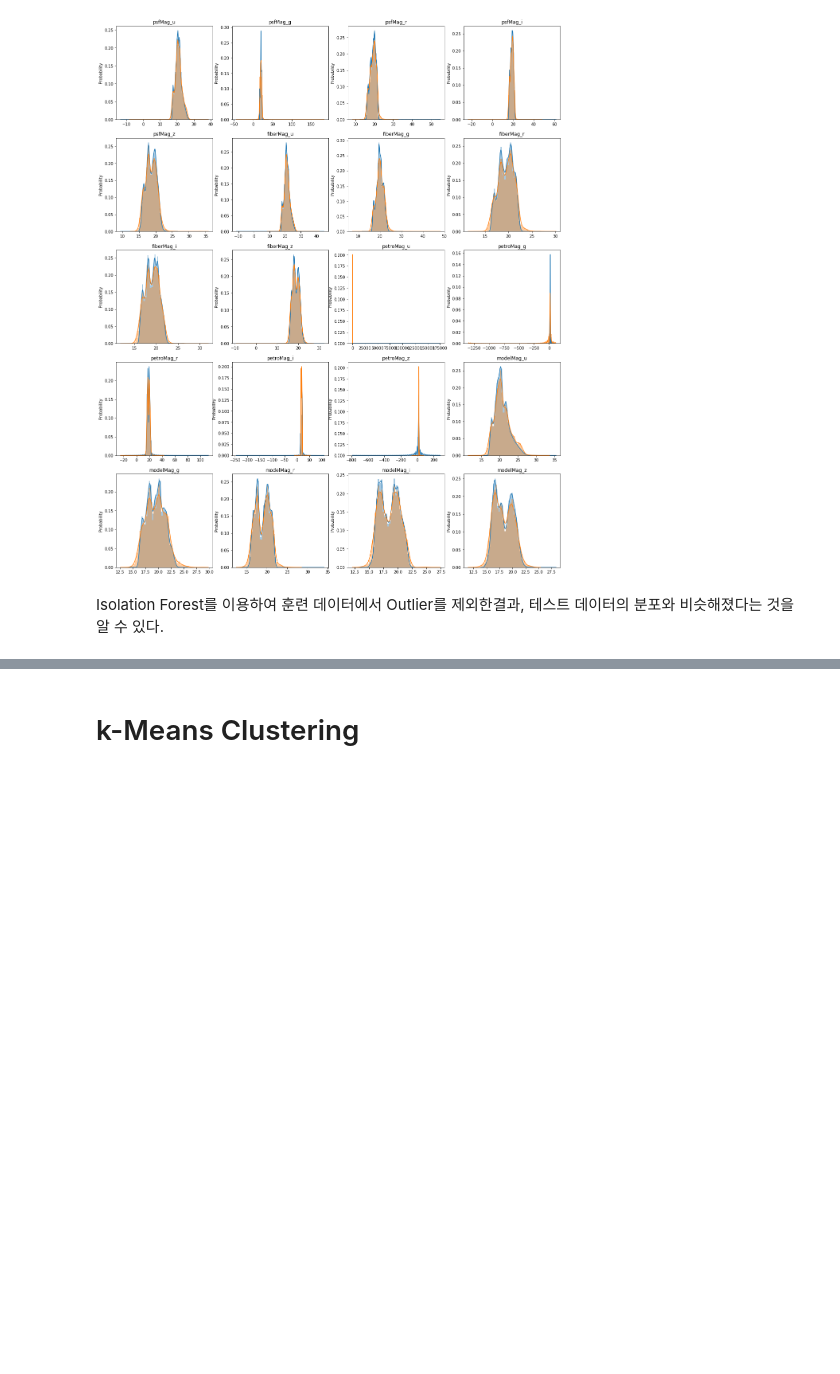
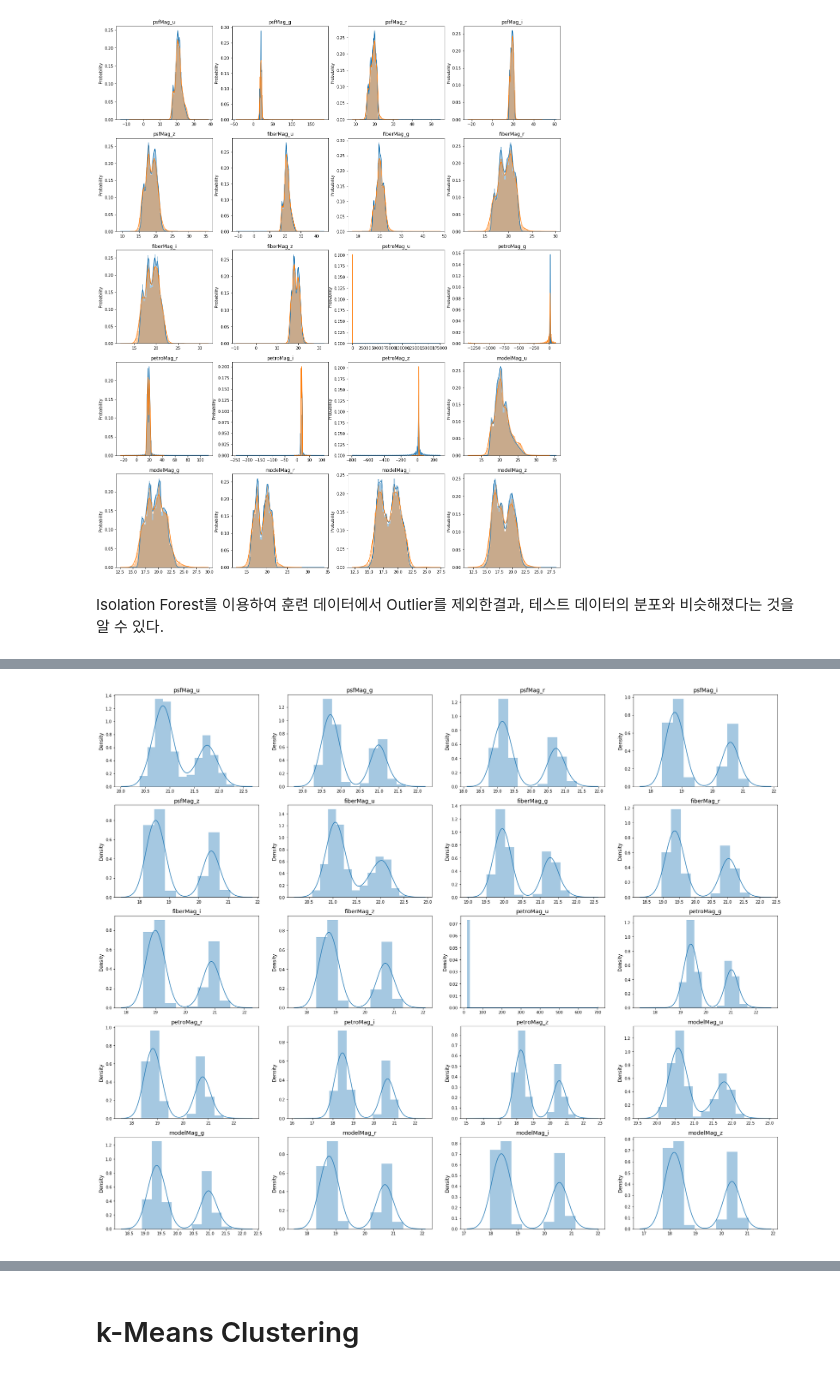
Before and after one commit to SSANGMAN/Celestial-Type-Classification, a Jupyter notebook: ipynb/Outlier Detection.ipynb, the cells around one changed output, grey strips where cells are left out. Cells and saved outputs as stored; diff of their text form; code cells hidden in the pictures; blank space fills up the shorter version.

```diff
--- a/ipynb/Outlier Detection.ipynb
+++ b/ipynb/Outlier Detection.ipynb
@@ -86,0 +79,47 @@ train_no_outlier
+# %%
+def VisFeature(data, method = 'hist', sep = False, scale = None):
+
+
+    if method == 'hist':
+        #data = data.drop(columns = 'fiberID_group')
+
+        f = plt.figure(figsize = (30,30))
+
+        for i, col in enumerate(data.columns):
+            f.add_subplot(6,4,i+1)
+            sns.distplot(data[col])
+            plt.title(col, fontsize = 14)
+            plt.xlabel(' ')
+            plt.ylabel('Density', fontsize = 12)
+
+    if method == 'line':
+        if sep == False:
+
+            #data = data.drop(columns = 'fiberID_group')
+
+            f = plt.figure(figsize = (30, 30))
+
+            for i, col in enumerate(data.columns):
+                f.add_subplot(6, 4, i+1)
+                plt.plot(data[col])
+                plt.title(col, fontsize = 14)
+                plt.xlabel('fiberID Index', fontsize = 12)
+                plt.ylabel('Value', fontsize = 12)
+
+        elif sep == True:
+
+            #data = data.drop(columns = 'fiberID_group')
+
+            f = plt.figure(figsize = (30,30))
+
+            for i, col in enumerate(data):
+                f.add_subplot(6, 4, i+1)
+                plt.plot(data.iloc[:640][col])
+                plt.plot(data.iloc[640:][col])
+                plt.title(col, fontsize = 14)
+                plt.xlabel('fiberID Index', fontsize = 12)
+                plt.ylabel('Value', fontsize = 12)
+# %%
+VisFeature(fiberID_mean)
+# %% [output]
+[figure, added]
```
Also changed, not shown: parts of 8 cells of this notebook.
